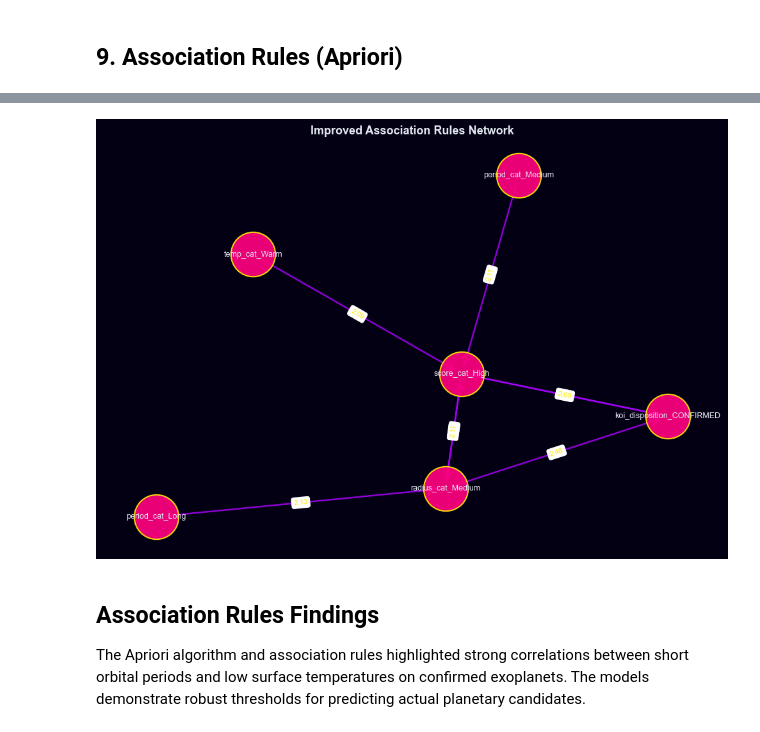
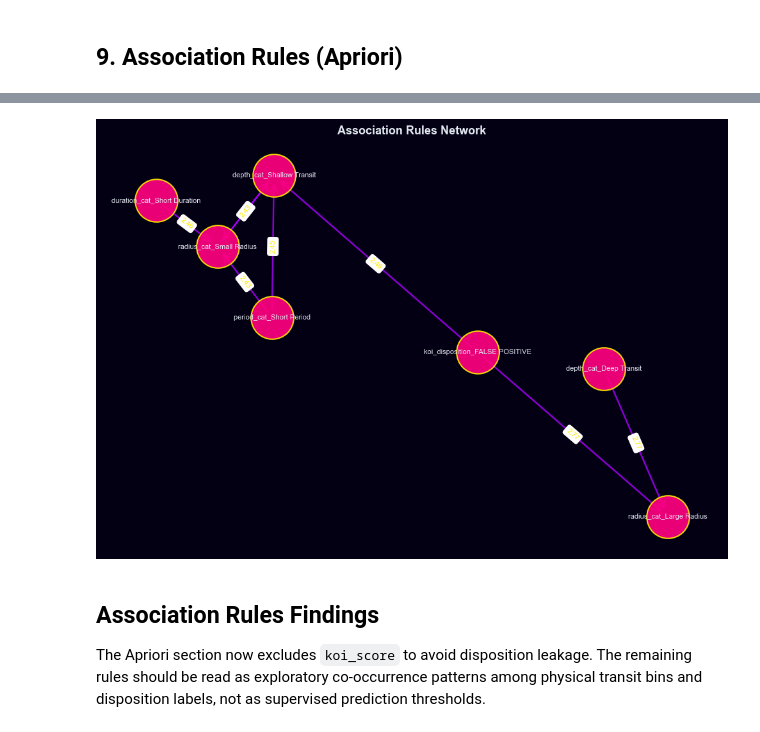
Before and after one commit to Ahmed-Esso/Kepler-Exoplanet, a Jupyter notebook: notebooks/Advanced classifcation.ipynb, the cells around one changed output, grey strips where cells are left out. Cells and saved outputs as stored; diff of their text form; code cells hidden in the pictures.

```diff
--- a/notebooks/Advanced classifcation.ipynb
+++ b/notebooks/Advanced classifcation.ipynb
@@ -840,7 +957,9 @@ display(cluster_summary)
 # %% [markdown]
 ## 9. Association Rules (Apriori)
 # %%
-df_ar = df[['koi_score', 'koi_period', 'koi_prad', 'koi_steff', 'koi_disposition']].copy()
 
+# Association rules use only physical/observational fields plus disposition.
+# koi_score is excluded because it is derived from vetting and leaks disposition-like information.
+df_ar = df[['koi_period', 'koi_prad', 'koi_steff', 'koi_duration', 'koi_depth', 'koi_disposition']].copy()
 df_ar = df_ar.dropna()
 # %%
@@ -865,7 +986,8 @@ df_ar['temp_cat'] = pd.qcut(df_ar['koi_steff'], q=3,
 # %%
-df_ready = df_ar[['score_cat', 'period_cat', 'radius_cat', 'temp_cat', 'koi_disposition']]
 
-df_encoded = pd.get_dummies(df_ready)
+df_ready = df_ar[['period_cat', 'radius_cat', 'temp_cat', 'duration_cat', 'depth_cat', 'koi_disposition']]
+
+df_encoded = pd.get_dummies(df_ready, dtype=bool)
 # %%
 
 frequent_itemsets = apriori(df_encoded,
@@ -952,40 +1079,46 @@ plt.show()
 # %%
+
 import networkx as nx
 import matplotlib.pyplot as plt
 
 G = nx.DiGraph()
 
 # Keep the strongest 5 rules so the network stays readable.
 top_rules = rules_strong.sort_values(by='lift', ascending=False).head(5)
 
-for _, row in top_rules.iterrows():
-    for ant in row['antecedents']:
-        for cons in row['consequents']:
-            G.add_edge(ant, cons, weight=round(row['lift'], 2))
-
 fig, ax = plt.subplots(figsize=(10, 7))
 
-# Stable layout for repeatable visual output.
-pos = nx.spring_layout(G, k=0.5, seed=42)
+if top_rules.empty:
+    ax.text(0.5, 0.5, 'No rules met the strong-rule thresholds',
+            ha='center', va='center', color=GALAXY_FG, fontsize=12, fontweight='bold')
+else:
+    for _, row in top_rules.iterrows():
+        for ant in row['antecedents']:
+            for cons in row['consequents']:
+                G.add_edge(ant, cons, weight=round(row['lift'], 2))
 
-nx.draw_networkx_nodes(G, pos, node_size=2500, node_color=GALAXY_ACCENT1,
-                       edgecolors=GALAXY_ACCENT4, linewidths=1.5, alpha=0.92, ax=ax)
-nx.draw_networkx_edges(G, pos, arrowstyle='->', arrowsize=20,
-                       edge_color=GALAXY_ACCENT3, width=1.8, alpha=0.82, ax=ax)
-nx.draw_networkx_labels(G, pos, font_size=9, font_color=GALAXY_FG, ax=ax)
+    # Stable layout for repeatable visual output.
+    pos = nx.spring_layout(G, k=0.75, seed=42)
 
-edge_labels = nx.get_edge_attributes(G, 'weight')
-nx.draw_networkx_edge_labels(G, pos, edge_labels=edge_labels, font_size=8,
-                             font_color=GALAXY_ACCENT4, ax=ax)
+    nx.draw_networkx_nodes(G, pos, node_size=2300, node_color=GALAXY_ACCENT1,
+                           edgecolors=GALAXY_ACCENT4, linewidths=1.5, alpha=0.92, ax=ax)
+    nx.draw_networkx_edges(G, pos, arrowstyle='->', arrowsize=20,
+                           edge_color=GALAXY_ACCENT3, width=1.8, alpha=0.82, ax=ax)
+    nx.draw_networkx_labels(G, pos, font_size=8, font_color=GALAXY_FG, ax=ax)
 
-ax.set_title('Improved Association Rules Network')
+    edge_labels = nx.get_edge_attributes(G, 'weight')
+    nx.draw_networkx_edge_labels(G, pos, edge_labels=edge_labels, font_size=8,
+                                 font_color=GALAXY_ACCENT4, ax=ax)
+
+ax.set_title('Association Rules Network')
 ax.axis('off')
 apply_galaxy_axes(ax)
 plt.tight_layout()
 plt.show()
 # %% [output]
-[figure, old version]
+[figure, new version]
 # %% [markdown]
+
 ## Association Rules Findings
 
-The Apriori algorithm and association rules highlighted strong correlations between short orbital periods and low surface temperatures on confirmed exoplanets. The models demonstrate robust thresholds for predicting actual planetary candidates.
+The Apriori section now excludes `koi_score` to avoid disposition leakage. The remaining rules should be read as exploratory co-occurrence patterns among physical transit bins and disposition labels, not as supervised prediction thresholds.
```
Also changed, not shown: parts of 34 cells of this notebook.
